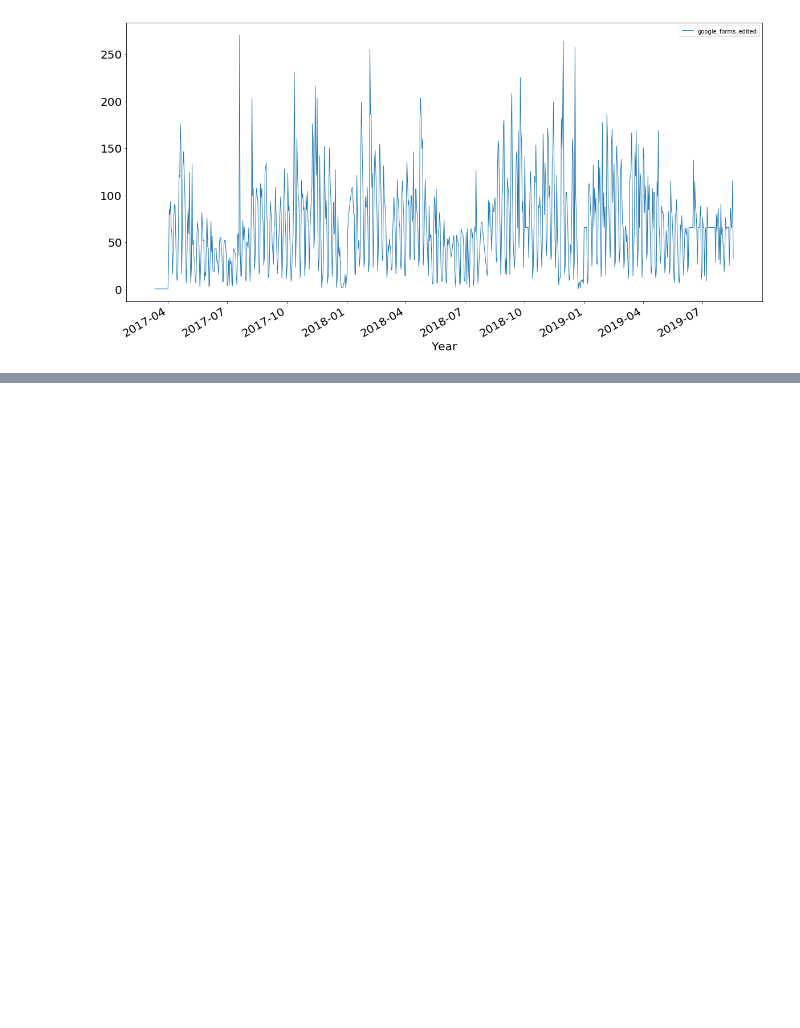
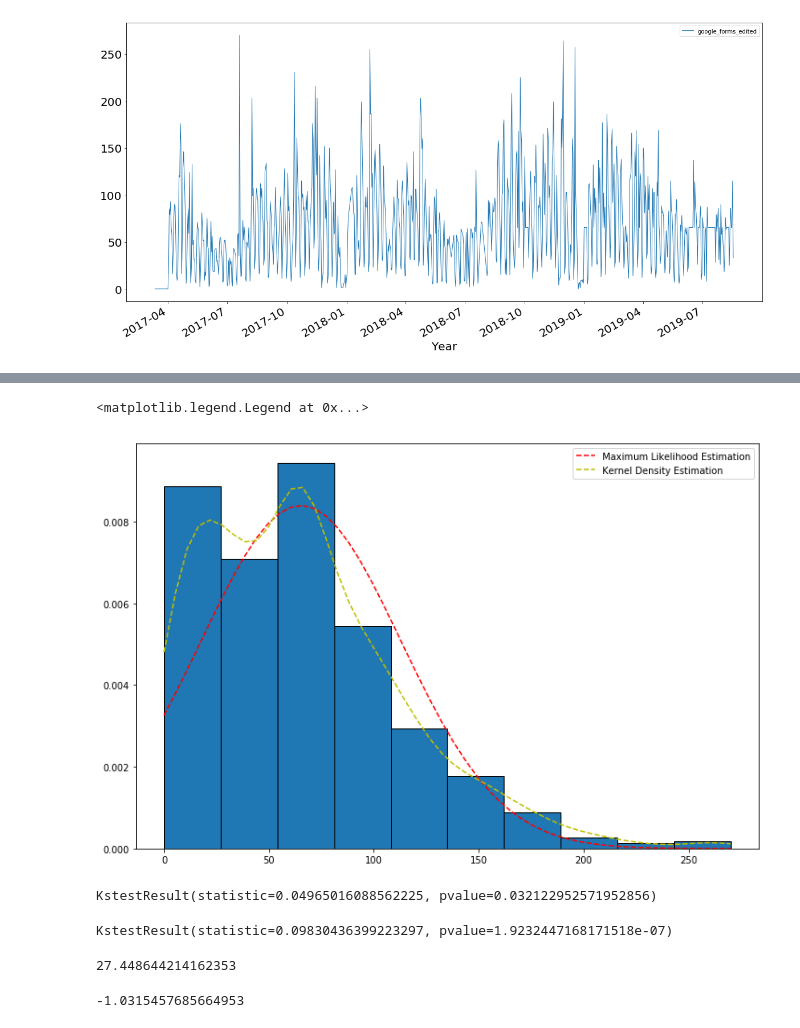
Before and after one commit to UNCG-CSE/G_Suite_Metrics, a Jupyter notebook: src/lavanya/forms created_edited distributions_kde_point estimates_correlation_covariance and hypothesis testing..ipynb, the cells around one changed output, grey strips where cells are left out. Drawn from its saved outputs; the diff is of its cells as text; code cells hidden in the pictures; blank space fills up the shorter version.

```diff
--- a/src/lavanya/forms created_edited distributions_kde_point estimates_correlation_covariance and hypothesis testing..ipynb
+++ b/src/lavanya/forms created_edited distributions_kde_point estimates_correlation_covariance and hypothesis testing..ipynb
@@ -114,0 +142,38 @@ import seaborn as sns
+# %%
+alpha= norm.fit(df['google_forms_edited'])[0]
+beta= norm.fit(df['google_forms_edited'])[1]
+oiu= df['google_forms_edited']
+density= kde.gaussian_kde(oiu,bw_method=None)
+# %%
+import numpy as np
+oiu.hist(normed=True, bins=10, grid=False, ec='black', figsize=(12,8))
+x = np.linspace(0, oiu.max())
+xgrid = np.linspace(x.min(), x.max(), 100)
+
+#l1, = plt.plot(x, norm.pdf(x, alpha[-1], beta[-1]), 'm-', label="Method Of Moments")
+l2, = plt.plot(x, norm.pdf(x, alpha, beta), 'r--', label="Maximum Likelihood Estimation")
+l3, = plt.plot(x, density(x), 'y--', label="Kernel Density Estimation")
+plt.legend(handles=[l2,l3])
+# %% [output]
+<matplotlib.legend.Legend at 0x...>
+[figure, added]
+# %%
+my_cdf = lambda ary: np.array([density.integrate_box_1d(-np.inf, x) for x in ary])
+kstest(oiu,my_cdf)
+# %% [output]
+KstestResult(statistic=0.04965016088562225, pvalue=0.032122952571952856)
+# %%
+e= norm(alpha,beta)
+kstest(oiu,e.cdf)
+# %% [output]
+KstestResult(statistic=0.09830436399223297, pvalue=1.9232447168171518e-07)
+# %%
+data1= df['google_forms_created']
+users_sample= np.random.choice(a= data1,size= 300)
+print(users_sample.mean())
+# %% [output]
+27.448644214162353
+# %%
+data1.mean()-users_sample.mean()
+# %% [output]
+-1.0315457685664953
```
Also changed, not shown: parts of 67 cells of this notebook.
